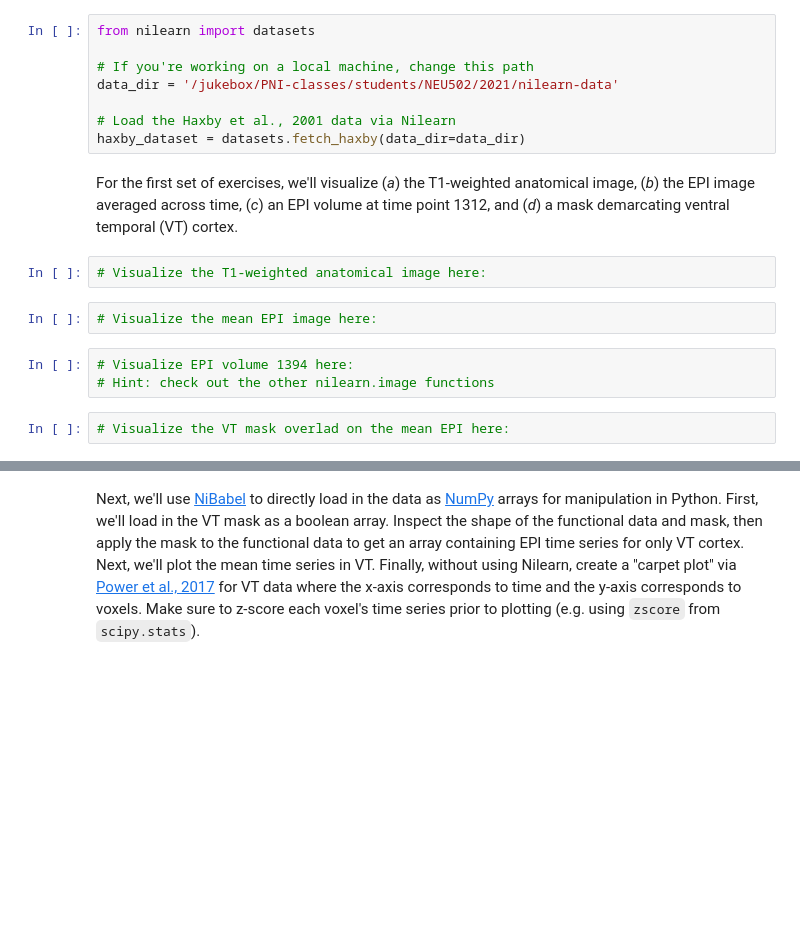
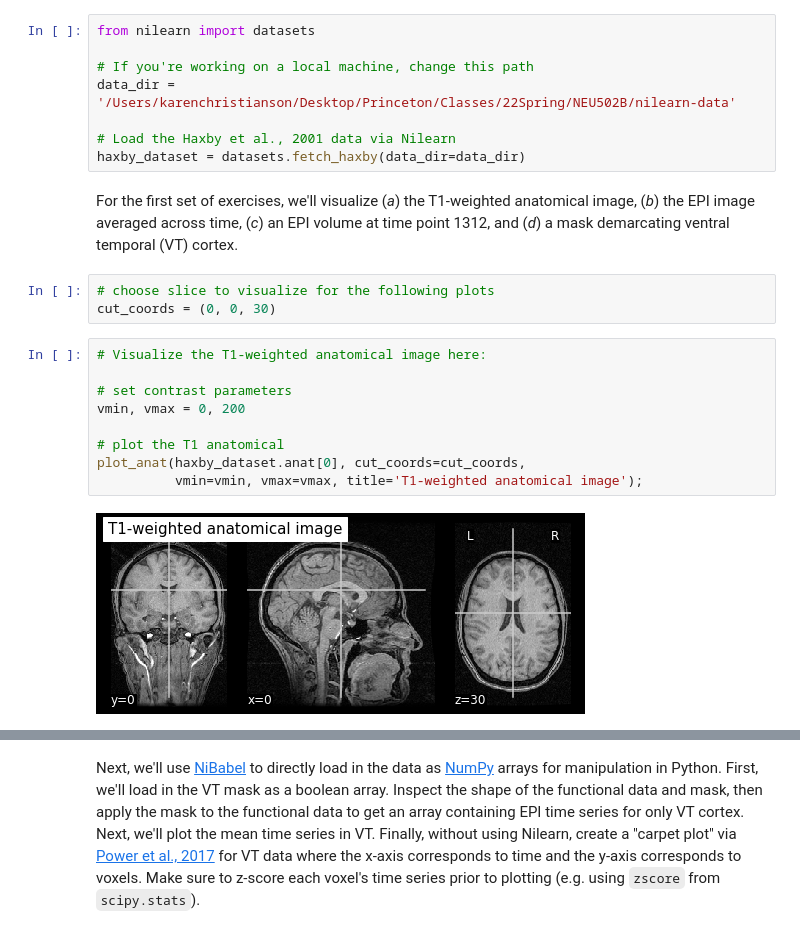
Before and after one commit to jye6680/psets, a Jupyter notebook: fmri-ps1/KarenChristianson-fmri-ps1-exercises.ipynb, the cells around one changed output, grey strips where cells are left out. Cells and saved outputs as stored; diff of their text form; blank space fills up the shorter version.

```diff
--- a/fmri-ps1/KarenChristianson-fmri-ps1-exercises.ipynb
+++ b/fmri-ps1/KarenChristianson-fmri-ps1-exercises.ipynb
@@ -14,18 +18,23 @@ fMRI datasets are complex and noisy, so it's important to visualize your data at
 from nilearn import datasets
 
 # If you're working on a local machine, change this path
-data_dir = '/jukebox/PNI-classes/students/NEU502/2021/nilearn-data'
+data_dir = '/Users/karenchristianson/Desktop/Princeton/Classes/22Spring/NEU502B/nilearn-data'
 
 # Load the Haxby et al., 2001 data via Nilearn
 haxby_dataset = datasets.fetch_haxby(data_dir=data_dir)
 # %% [markdown]
 For the first set of exercises, we'll visualize (*a*) the T1-weighted anatomical image, (*b*) the EPI image averaged across time, (*c*) an EPI volume at time point 1312, and (*d*) a mask demarcating ventral temporal (VT) cortex.
-# %%
-# Visualize the T1-weighted anatomical image here:
-# %%
-# Visualize the mean EPI image here:
-# %%
-# Visualize EPI volume 1394 here:
-# Hint: check out the other nilearn.image functions
-# %%
-# Visualize the VT mask overlad on the mean EPI here:
+# %%
+# choose slice to visualize for the following plots
+cut_coords = (0, 0, 30)
+# %%
+# Visualize the T1-weighted anatomical image here:
+
+# set contrast parameters
+vmin, vmax = 0, 200
+
+# plot the T1 anatomical
+plot_anat(haxby_dataset.anat[0], cut_coords=cut_coords,
+          vmin=vmin, vmax=vmax, title='T1-weighted anatomical image');
+# %% [output]
+[figure, added]
```
Also changed, not shown: parts of 21 cells of this notebook.
